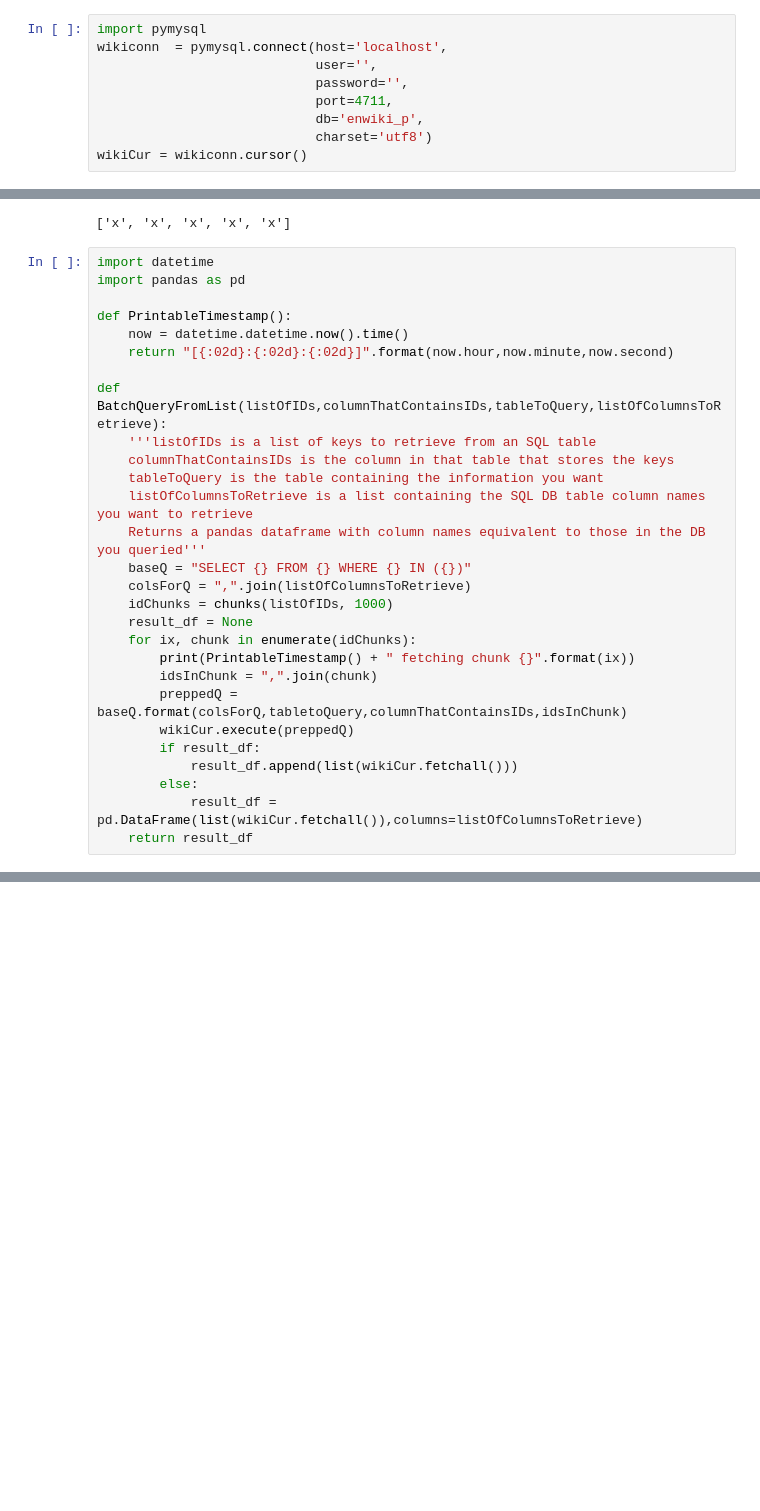
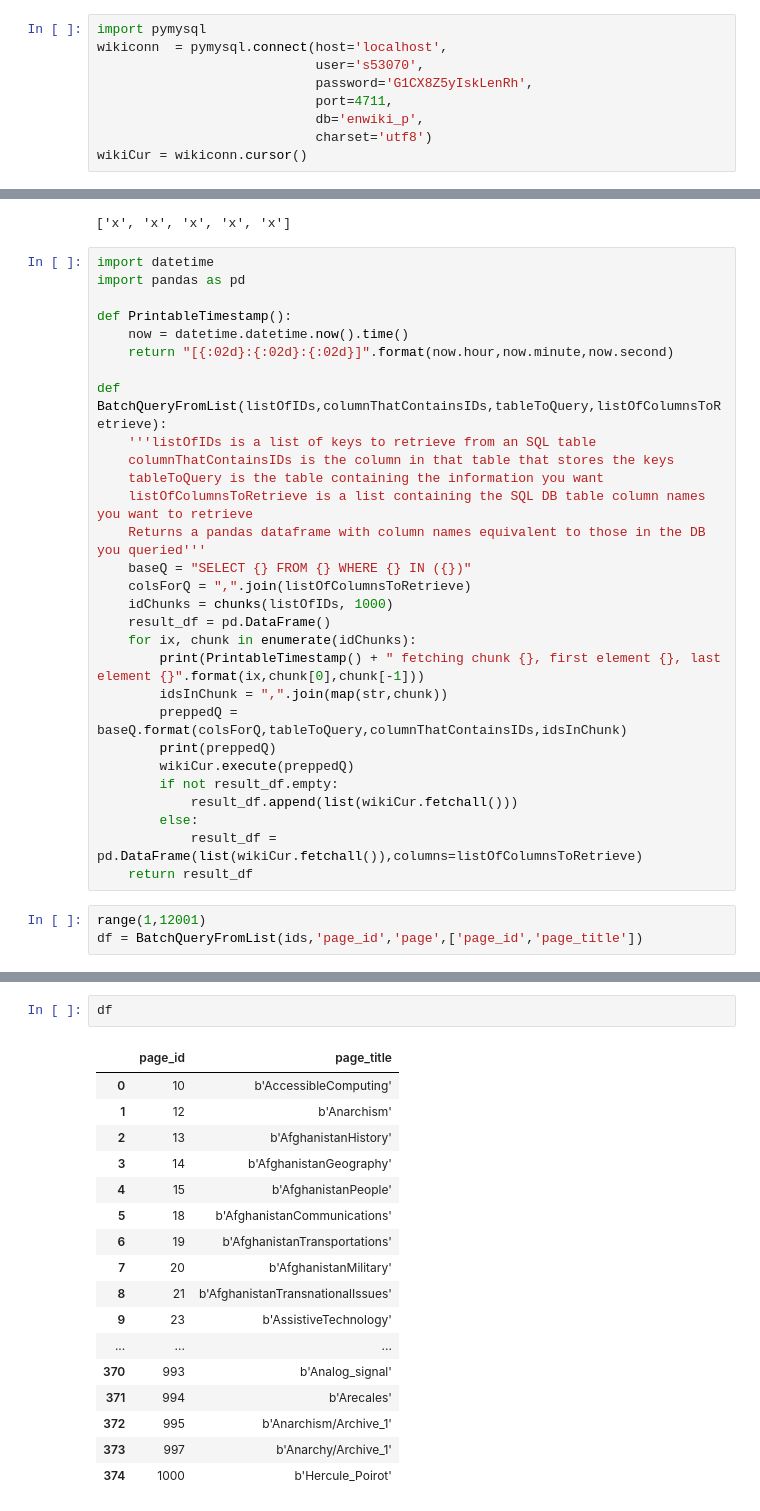
Before and after one commit to dekedor/AtRiskWiki, a Jupyter notebook: WikiSQL/BigBatchQueries.ipynb, the cells around one changed output, grey strips where cells are left out. Saved outputs shown, nothing was run; the diff lists cells and outputs as text; blank space fills up the shorter version.

```diff
--- a/WikiSQL/BigBatchQueries.ipynb
+++ b/WikiSQL/BigBatchQueries.ipynb
@@ -1,8 +1,8 @@
 # %%
 import pymysql
 wikiconn  = pymysql.connect(host='localhost',
-                            user='',
-                            password='',
+                            user='s53070',
+                            password='G1CX8Z5yIskLenRh',
                             port=4711,
                             db='enwiki_p',
                             charset='utf8')
@@ -31,14 +31,18 @@ def BatchQueryFromList(listOfIDs,columnThatContainsIDs,tableToQuery,listOfColumn
     baseQ = "SELECT {} FROM {} WHERE {} IN ({})"
     colsForQ = ",".join(listOfColumnsToRetrieve)
     idChunks = chunks(listOfIDs, 1000)
-    result_df = None
+    result_df = pd.DataFrame()
     for ix, chunk in enumerate(idChunks):
-        print(PrintableTimestamp() + " fetching chunk {}".format(ix))
-        idsInChunk = ",".join(chunk)
-        preppedQ = baseQ.format(colsForQ,tabletoQuery,columnThatContainsIDs,idsInChunk)
+        print(PrintableTimestamp() + " fetching chunk {}, first element {}, last element {}".format(ix,chunk[0],chunk[-1]))
+        idsInChunk = ",".join(map(str,chunk))
+        preppedQ = baseQ.format(colsForQ,tableToQuery,columnThatContainsIDs,idsInChunk)
+        print(preppedQ)
         wikiCur.execute(preppedQ)
-        if result_df:
+        if not result_df.empty:
             result_df.append(list(wikiCur.fetchall()))
         else:
             result_df = pd.DataFrame(list(wikiCur.fetchall()),columns=listOfColumnsToRetrieve)
     return result_df
+# %%
+range(1,12001)
+df = BatchQueryFromList(ids,'page_id','page',['page_id','page_title'])
@@ -44,0 +67,20 @@ def BatchQueryFromList(listOfIDs,columnThatContainsIDs,tableToQuery,listOfColumn
+# %%
+df
+# %% [output]
+|  | page_id | page_title |
+| 0 | 10 | b'AccessibleComputing' |
+| 1 | 12 | b'Anarchism' |
+| 2 | 13 | b'AfghanistanHistory' |
+| 3 | 14 | b'AfghanistanGeography' |
+| 4 | 15 | b'AfghanistanPeople' |
+| 5 | 18 | b'AfghanistanCommunications' |
+| 6 | 19 | b'AfghanistanTransportations' |
+| 7 | 20 | b'AfghanistanMilitary' |
+| 8 | 21 | b'AfghanistanTransnationalIssues' |
+| 9 | 23 | b'AssistiveTechnology' |
+| ... | ... | ... |
+| 370 | 993 | b'Analog_signal' |
+| 371 | 994 | b'Arecales' |
+| 372 | 995 | b'Anarchism/Archive_1' |
+| 373 | 997 | b'Anarchy/Archive_1' |
+| 374 | 1000 | b'Hercule_Poirot' |
```
Also changed, not shown: parts of 2 cells of this notebook.
